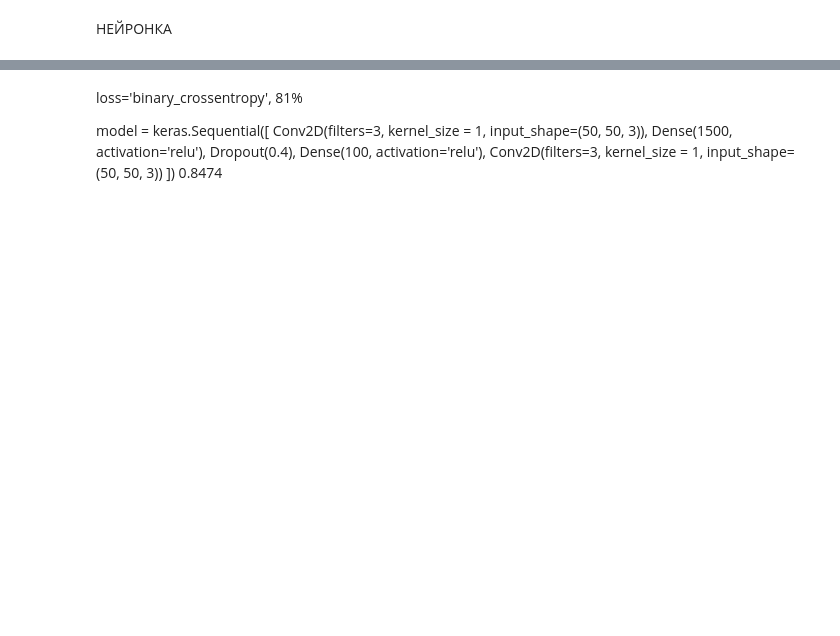
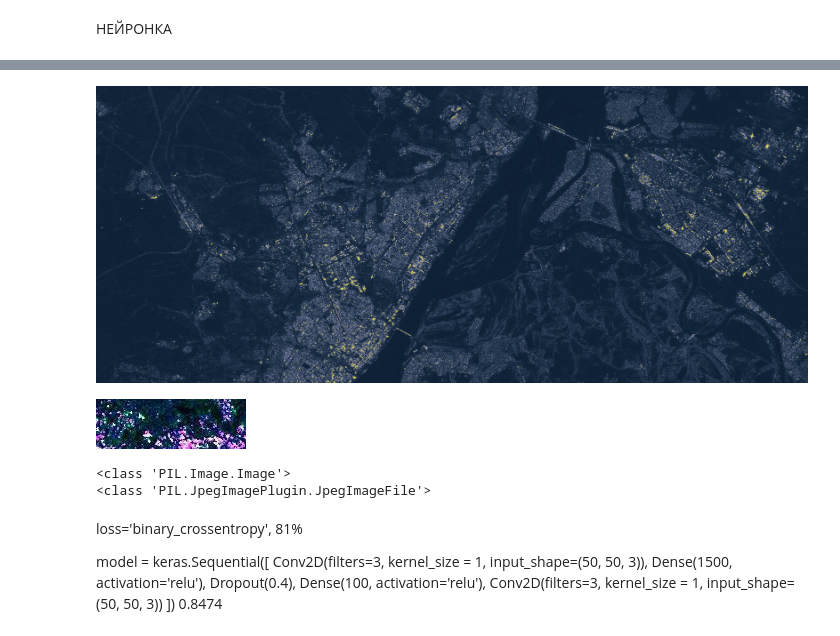
Before and after one commit to dezlorator1/DSS, a Jupyter notebook: Test.ipynb, the cells around one changed output, grey strips where cells are left out. Saved outputs shown, nothing was run; the diff lists cells and outputs as text; code cells hidden in the pictures; blank space fills up the shorter version.

```diff
--- a/Test.ipynb
+++ b/Test.ipynb
@@ -77,14 +114,15 @@ y_color, _ = df_color_gen.next()
 # %%
-test_black_dir = r"/content/drive/MyDrive/volgograd_black"
-test_black1 = ImageDataGenerator(rescale=1. / 255)
-test_black_gen = test_black1.flow_from_directory(
-    test_black_dir,
+# ТЕСТОВЫЕ ВЫХОДНЫЕ ДАННЫЕ
+test_color_dir = r"/content/drive/MyDrive/volgograd_color"
+test_color1 = ImageDataGenerator(rescale=1. / 255)
+test_color_gen = test_color1.flow_from_directory(
+    test_color_dir,
     target_size=(50, 50),
     color_mode="rgb",
     class_mode='categorical',
     batch_size=960,
     shuffle=False
 )
-test_black, _ = test_black_gen.next()
+test_color, _ = test_color_gen.next()
 # %% [output]
 Found 960 images belonging to 1 classes.
@@ -212,0 +218,2 @@ plt.imshow(predictions[img_num])
+# %%
+predictions = model.predict(test_black)
@@ -212,0 +247,26 @@ plt.imshow(predictions[img_num])
+# %%
+w=50
+h=50
+fig=plt.figure(figsize=(48, 20))
+columns = 48
+rows = 20
+for i in range(47):
+ for j in range(20):
+   img = test_color[j+i*20]
+   fig.add_subplot(rows, columns, j+i*20+1)
+   plt.imshow(img)
+plt.show()
+# %%
+img = Image.new('RGB', (2400, 1000))
+for i in range(20):
+ for j in range(48):
+    b = BytesIO()
+    tmp = np.array(Image.fromarray((predictions[i+j*20] * 255).astype(np.uint8)).resize((50, 50)).convert('RGB'))
+    tmp_img = Image.fromarray(tmp)
+    tmp_img.save(b,format="JPEG")
+    tmp1 = Image.open(b)
+    img.paste(tmp1, (50*j,50*i))
+    b.close()
+img
+# %% [output]
+[figure, added]
@@ -213,3 +275,31 @@ plt.imshow(predictions[img_num])
+# %%
+#рабочая хуита
+img = Image.new('RGB', (150, 50))
+
+for i in range(3):
+  b = BytesIO()
+  tmp = np.array(Image.fromarray((y_color[i] * 255).astype(np.uint8)).resize((50, 50)).convert('RGB'))
+  tmp_img = Image.fromarray(tmp)
+  tmp_img.save(b,format="JPEG")
+  tmp1 = Image.open(b)
+  img.paste(tmp1, (50*i,0))
+  b.close()
+
+
+img
+# %% [output]
+[figure, added]
+# %%
+# Это говно конвертирует фото из массива в Image
+tmp = np.array(Image.fromarray((test_color[0] * 255).astype(np.uint8)).resize((50, 50)).convert('RGB'))
+image = Image.fromarray(tmp)
+image
+print(type(image))
+puk = Image.open(r'/content/drive/MyDrive/img_color/cut_img_color/000.jpg')
+print(type(puk))
+# %% [output]
+<class 'PIL.Image.Image'>
+<class 'PIL.JpegImagePlugin.JpegImageFile'>
 # %% [markdown]
 loss='binary_crossentropy', 81%
 
```
Also changed, not shown: parts of 16 cells of this notebook.
